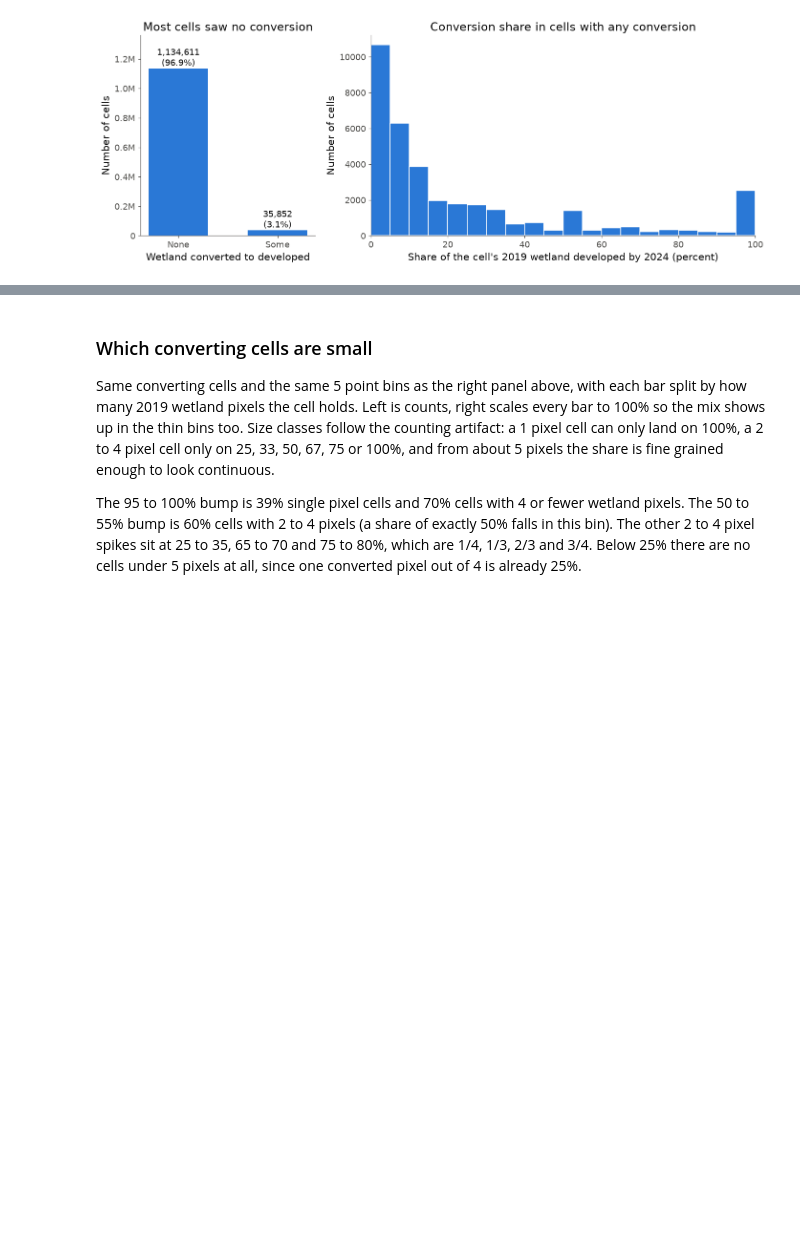
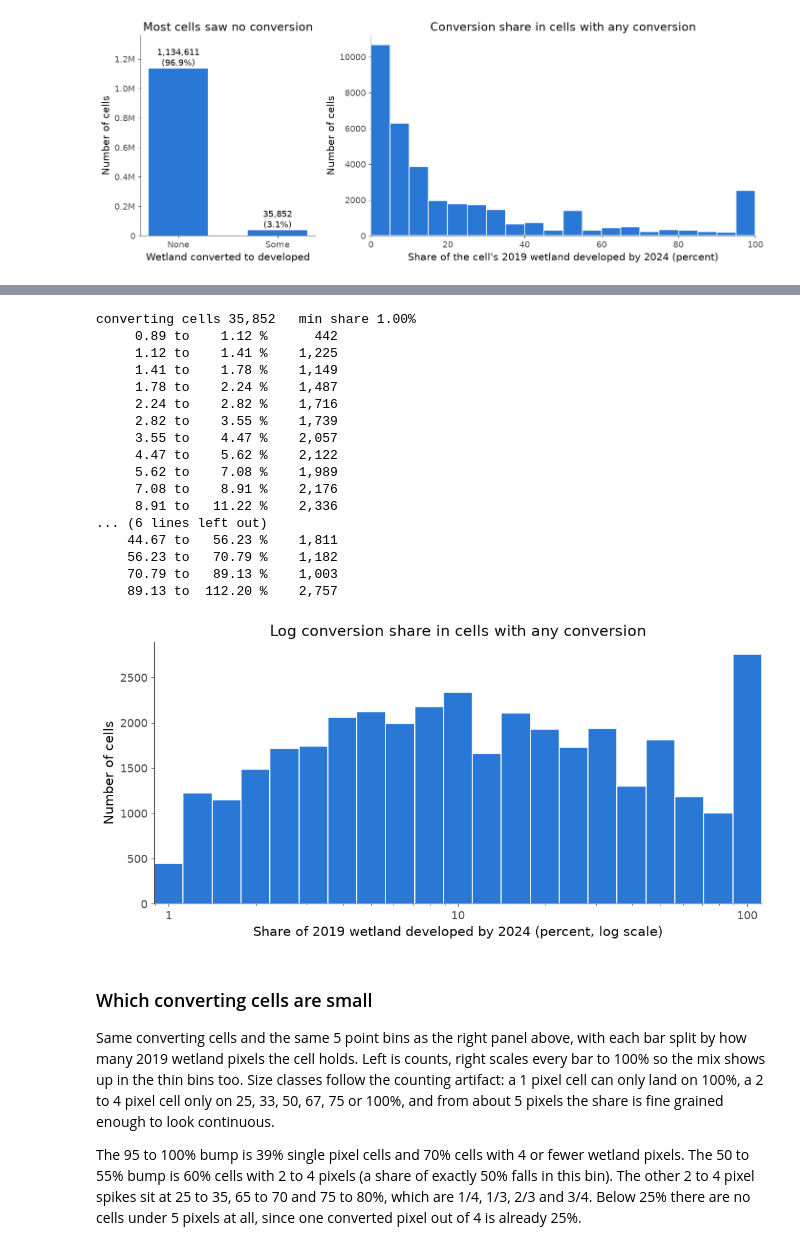
Before and after one commit to joshstallings/wetland_conversion, a Jupyter notebook: notebooks/cell_analysis.ipynb, the cells around one changed output, grey strips where cells are left out. Saved outputs shown, nothing was run; the diff lists cells and outputs as text; code cells hidden in the pictures; blank space fills up the shorter version.

```diff
--- a/notebooks/cell_analysis.ipynb
+++ b/notebooks/cell_analysis.ipynb
@@ -124,3 +211,43 @@ share of wetland converted, among converting cells
+# %%
+pct_pos = 100 * target[target > 0]
+# Same tenth of a decade bins, centered so 1% and 100% fall mid bin.
+log_edges_pos = np.logspace(-0.05, 2.05, 22)
+hist_log_pos, _ = np.histogram(pct_pos, bins=log_edges_pos)
+print(f"converting cells {pct_pos.size:,}   min share {pct_pos.min():.2f}%")
+for lo, hi, h in zip(log_edges_pos[:-1], log_edges_pos[1:], hist_log_pos):
+    print(f"  {lo:>7.2f} to {hi:>7.2f} %  {h:>7,}")
+
+fig, ax = plt.subplots(figsize=(10, 5))
+ax.bar(log_edges_pos[:-1], hist_log_pos, width=np.diff(log_edges_pos), align="edge", color=BLUE,
+       edgecolor="white", linewidth=1)
+ax.set_xscale("log")
+ax.set_xlim(log_edges_pos[0], log_edges_pos[-1])
+ax.xaxis.set_major_formatter(plt.FuncFormatter(lambda v, _: f"{v:g}"))
+ax.set_xlabel("Share of 2019 wetland developed by 2024 (percent, log scale)")
+ax.set_ylabel("Number of cells")
+ax.set_title("Log conversion share in cells with any conversion")
+fig.tight_layout()
+save_fig(fig, "cell_target_distribution_converting_log")
+plt.show()
+# %% [output]
+converting cells 35,852   min share 1.00%
+     0.89 to    1.12 %      442
+     1.12 to    1.41 %    1,225
+     1.41 to    1.78 %    1,149
+     1.78 to    2.24 %    1,487
+     2.24 to    2.82 %    1,716
+     2.82 to    3.55 %    1,739
+     3.55 to    4.47 %    2,057
+     4.47 to    5.62 %    2,122
+     5.62 to    7.08 %    1,989
+     7.08 to    8.91 %    2,176
+     8.91 to   11.22 %    2,336
+... (6 lines left out)
+    44.67 to   56.23 %    1,811
+    56.23 to   70.79 %    1,182
+    70.79 to   89.13 %    1,003
+    89.13 to  112.20 %    2,757
+[figure, added]
 # %% [markdown]
 ### Which converting cells are small
 
```
Also changed, not shown: parts of 10 cells of this notebook, 4 other files.
